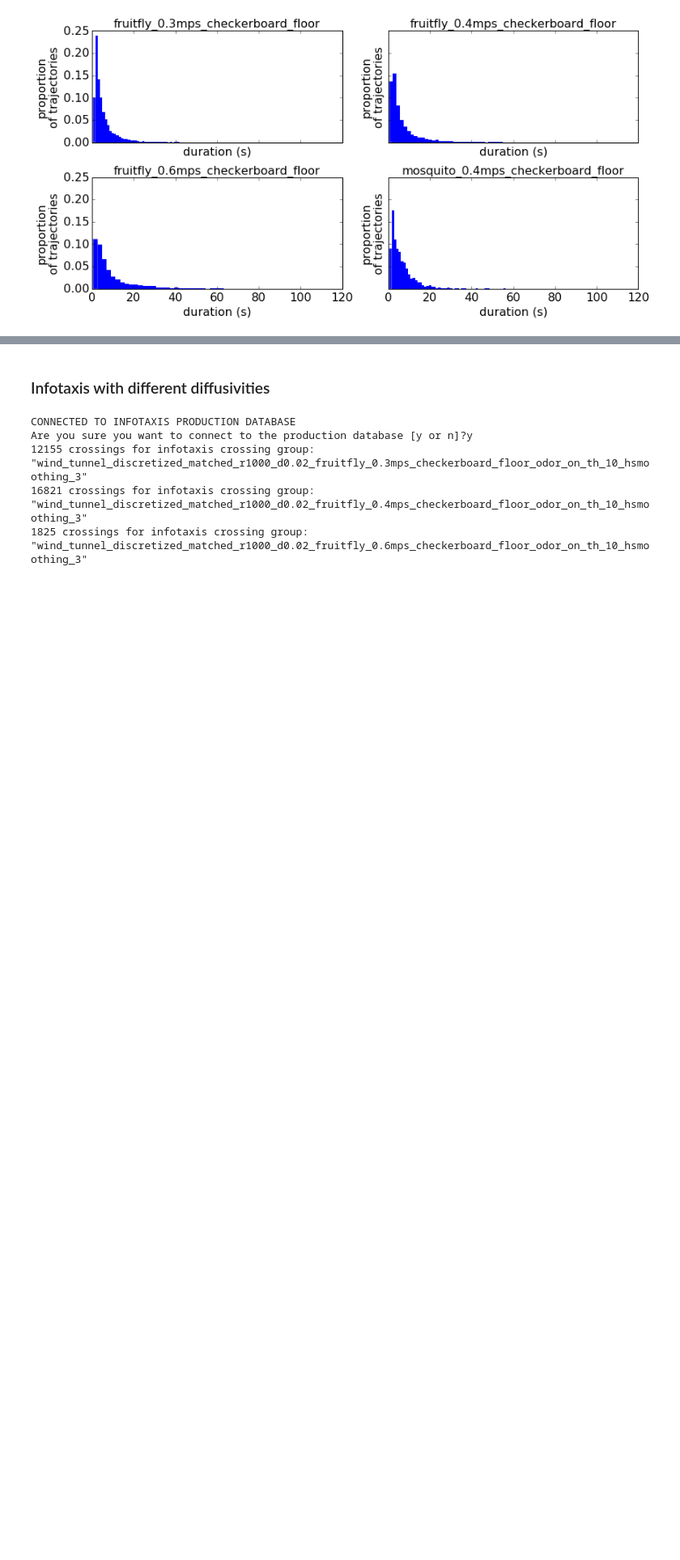
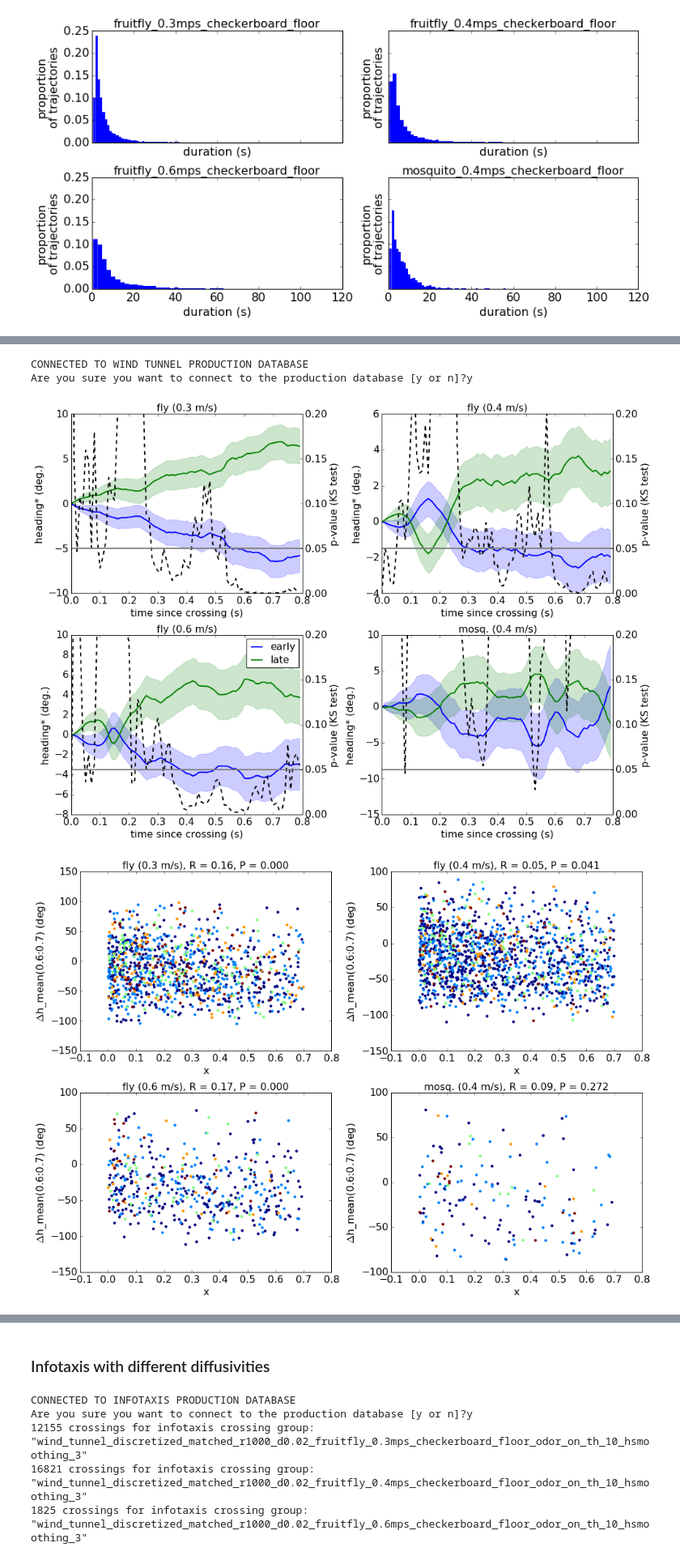
Before and after one commit to rkp8000/wind_tunnel, a Jupyter notebook: _paper_supplementary.ipynb, the cells around one changed output, grey strips where cells are left out. Shown at 81% size. Drawn from its saved outputs; the diff is of its cells as text; code cells hidden in the pictures; blank space fills up the shorter version.

Commit message:
Show figures displaying heading vs. crossing number vs. time when prediction from x_0 has been subtracted out.

```diff
--- a/_paper_supplementary.ipynb
+++ b/_paper_supplementary.ipynb
@@ -47,0 +70,42 @@ fig = trajectory_duration_distributions(
+# %%
+%matplotlib inline
+import pdb
+import numpy as np
+from view.final_figures.supplementary import early_vs_late_heading_timecourse_x0_accounted_for
+
+early_vs_late_heading_timecourse_x0_accounted_for(
+    CROSSING_GROUP_IDS=[
+        'fruitfly_0.3mps_checkerboard_floor_on_th10.0_chosen0',
+        'fruitfly_0.4mps_checkerboard_floor_on_th10.0_chosen0',
+        'fruitfly_0.6mps_checkerboard_floor_on_th10.0_chosen0',
+        'mosquito_0.4mps_checkerboard_floor_on_th430.0_chosen0',
+    ],
+    CROSSING_GROUP_LABELS={
+        'fruitfly_0.3mps_checkerboard_floor_on_th10.0_chosen0': 'fly (0.3 m/s)',
+        'fruitfly_0.4mps_checkerboard_floor_on_th10.0_chosen0': 'fly (0.4 m/s)',
+        'fruitfly_0.6mps_checkerboard_floor_on_th10.0_chosen0': 'fly (0.6 m/s)',
+        'mosquito_0.4mps_checkerboard_floor_on_th430.0_chosen0': 'mosq. (0.4 m/s)',
+    },
+    X_0_MIN=0.,
+    X_0_MAX=0.7,
+    H_0_MIN=60,
+    H_0_MAX=120,
+    CROSSING_NUMBER_MAX=5,
+    MAX_CROSSINGS_EARLY=2,
+    SUBTRACT_INITIAL_HEADING=True,
+    T_BEFORE=0,
+    T_AFTER=0.8,
+    SCATTER_INTEGRATION_WINDOW=[0.6, 0.7],
+    AX_SIZE=(7, 5),
+    AX_GRID=(2, 2),
+    EARLY_LATE_COLORS={'early': 'b', 'late': 'g'},
+    ALPHA=0.2,
+    P_VAL_COLOR='k',
+    P_VAL_Y_LIM=(0, 0.2),
+    LEGEND_CROSSING_GROUP_ID='fruitfly_0.6mps_checkerboard_floor_on_th10.0_chosen0',
+    FONT_SIZE=16);
+# %% [output]
+CONNECTED TO WIND TUNNEL PRODUCTION DATABASE
+Are you sure you want to connect to the production database [y or n]?y
+[figure, added]
+[figure, added]
```
Also changed, not shown: parts of 5 cells of this notebook.
